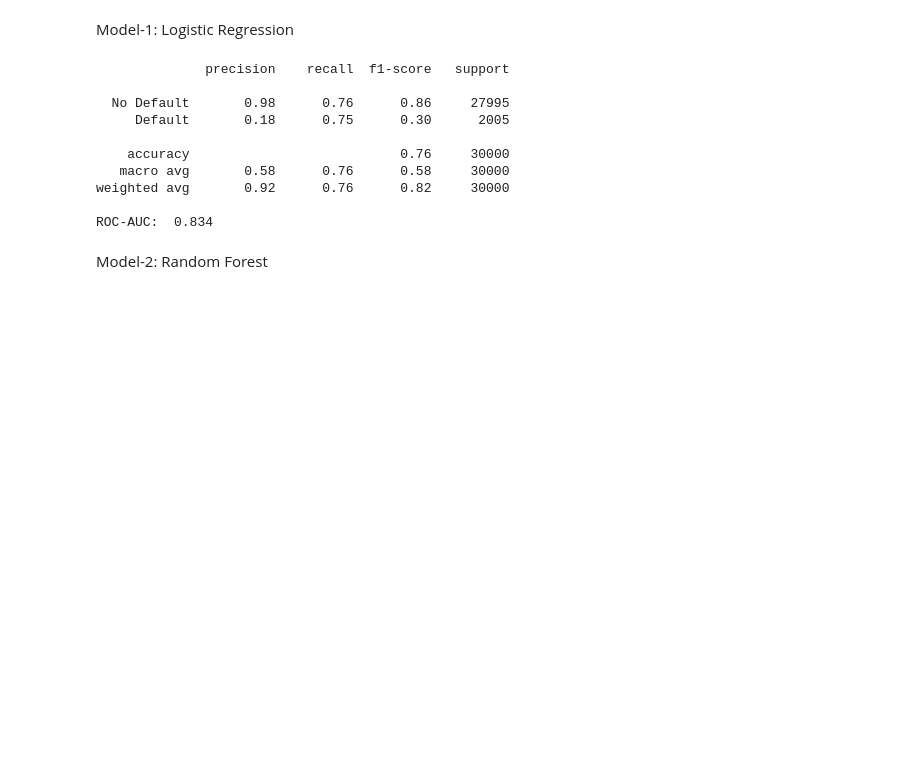
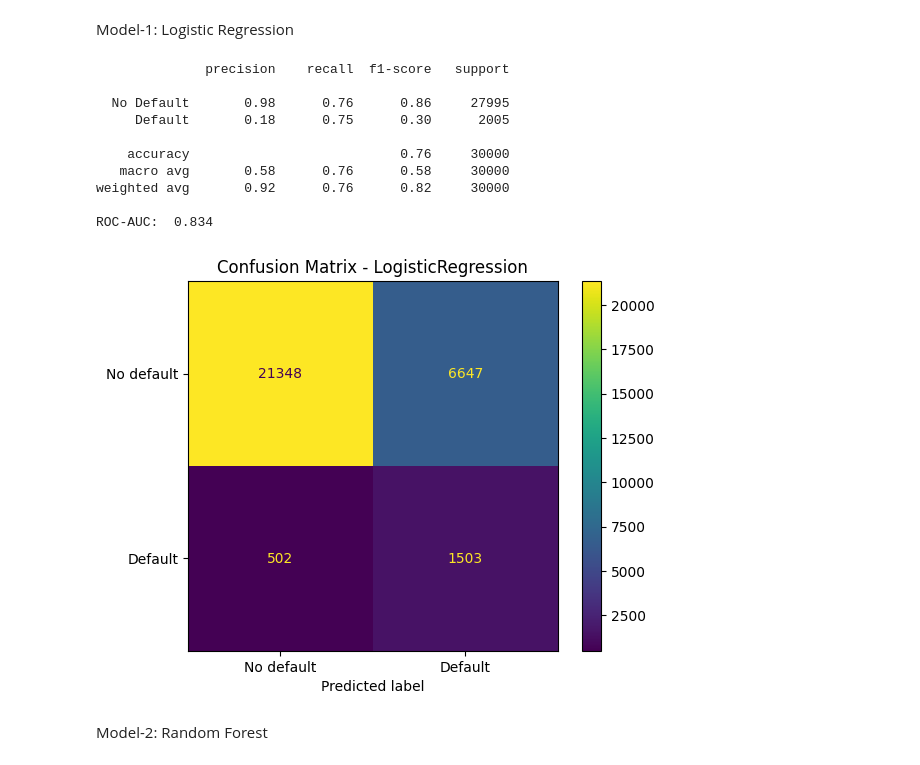
Before and after one commit to ZAWAD1/CodeAlpha_Credit-Prediction-Model, a Jupyter notebook: notebook.ipynb, the cells around one changed output. Cells and saved outputs as stored; diff of their text form; code cells hidden in the pictures; blank space fills up the shorter version.

```diff
--- a/notebook.ipynb
+++ b/notebook.ipynb
@@ -269,26 +431,27 @@ Model-1: Logistic Regression
 # %%
 y_pred_lr = lr.predict(X_test_scaled)
 y_prob_lr = lr.predict_proba(X_test_scaled)[:,1]
 
 lcr = (classification_report(Y_test, y_pred_lr, target_names=['No Default', 'Default']))
 print(lcr)
 print("ROC-AUC: ", round(roc_auc_score(Y_test, y_prob_lr), 4))
 
-# ConfusionMatrixDisplay.from_predictions(Y_test, y_pred_lr, display_labels=['No default', 'Default'])
-# plt.title('Confusion Matrix - LogisticRegression')
-# plt.ylabel("")
-# plt.show()
+ConfusionMatrixDisplay.from_predictions(Y_test, y_pred_lr, display_labels=['No default', 'Default'])
+plt.title('Confusion Matrix - LogisticRegression')
+plt.ylabel("")
+plt.show()
 # %% [output]
               precision    recall  f1-score   support
 
   No Default       0.98      0.76      0.86     27995
      Default       0.18      0.75      0.30      2005
 
     accuracy                           0.76     30000
    macro avg       0.58      0.76      0.58     30000
 weighted avg       0.92      0.76      0.82     30000
 
 ROC-AUC:  0.834
+[figure, added]
 # %% [markdown]
 Model-2: Random Forest
 # %%
```
Also changed, not shown: parts of 53 cells of this notebook.
